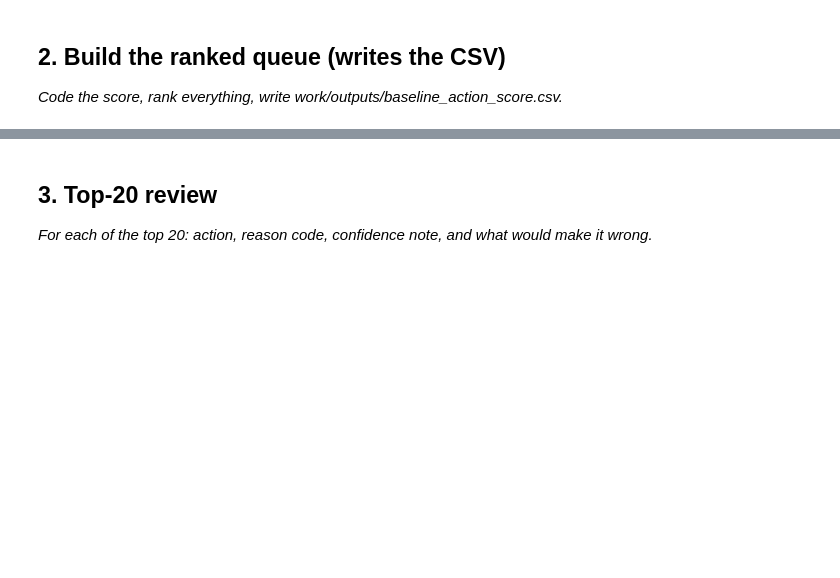
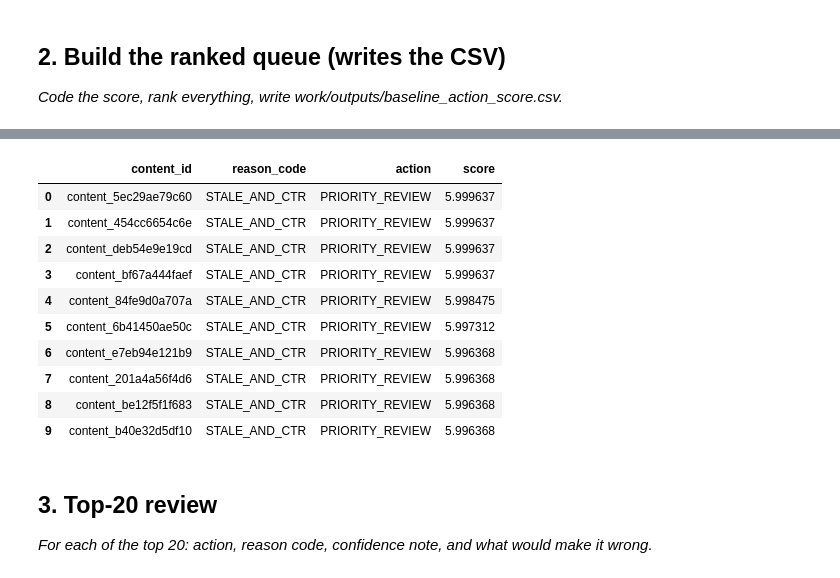
Before and after one commit to ishigupgta1234-ux/flyrank-ml-internship, a Jupyter notebook: work/notebooks/w04_baseline_score.ipynb, the cells around one changed output, grey strips where cells are left out. Drawn from its saved outputs; the diff is of its cells as text; code cells hidden in the pictures; blank space fills up the shorter version.

```diff
--- a/work/notebooks/w04_baseline_score.ipynb
+++ b/work/notebooks/w04_baseline_score.ipynb
@@ -10,3 +10,10 @@ This skeleton is yours to fill. Work the sections **in order** — each one has
 ## 1. My rule and its reason codes
 
 *Write the rule in plain words first. Then the reason codes it can output.*
+# %%
+import pandas as pd
+import os
+
+df = pd.read_csv('https://raw.githubusercontent.com/ishigupgta1234-ux/flyrank-ml-internship/refs/heads/main/data/raw/content_refresh_anonymized.csv')
+print(df.shape)
+df.head()
@@ -30,61 +93,41 @@ REFRESH — review the page and consider updating its content.
 # Write your text answer in the cell ABOVE this one — typing sentences here breaks Run All.
 # Build the ranked queue
 
-import pandas as pd
-import os
+STALE_DAYS_CUTOFF = 30
+CTR_UNDERPERFORM_RATIO = 0.6
 
-url = "https://raw.githubusercontent.com/ishigupgta1234-ux/flyrank-ml-internship/refs/heads/main/data/raw/content_refresh_anonymized.csv"
-df = pd.read_csv(url)
+bucket_avg_ctr = df.groupby('position_tier')['ctr'].transform('mean')
+is_stale = df['days_since_last_update'] > STALE_DAYS_CUTOFF
+is_ctr_bad = df['ctr'] < (bucket_avg_ctr * CTR_UNDERPERFORM_RATIO)
 
-# Signals used in my rule
-df["stale"] = df["days_since_last_update"] >= 180
-df["visible"] = df["impressions_90d"] >= 500
+def get_reason(s, c):
+    if s and c:
+        return 'STALE_AND_CTR'
+    elif s:
+        return 'STALE_CRAWL'
+    elif c:
+        return 'CTR_UNDERPERFORM'
+    return 'NONE'
 
-# Give points to pages that match the rule
-df["score"] = 0
+df['reason_code'] = [get_reason(s, c) for s, c in zip(is_stale, is_ctr_bad)]
 
-df.loc[df["stale"], "score"] += 2
-df.loc[df["visible"], "score"] += 1
+action_map = {
+    'STALE_AND_CTR': 'PRIORITY_REVIEW',
+    'STALE_CRAWL': 'REFRESH',
+    'CTR_UNDERPERFORM': 'FIX_SNIPPET_OR_TITLE',
+    'NONE': 'NO_ACTION'
+}
+df['action'] = df['reason_code'].map(action_map)
 
-# Reason code
-df["reason_code"] = "NO_FLAG"
-df.loc[df["stale"] & df["visible"], "reason_code"] = "STALE_VISIBLE"
+df['staleness_score'] = (df['days_since_last_update'] / STALE_DAYS_CUTOFF).clip(upper=3)
+df['ctr_gap_score'] = ((bucket_avg_ctr - df['ctr']) / bucket_avg_ctr).clip(lower=0)
+df['volume_weight'] = df['search_volume'].rank(pct=True)
+df['score'] = (df['staleness_score'] + df['ctr_gap_score']) * (0.5 + df['volume_weight'])
 
-# Action
-df["action"] = "NO_ACTION"
-df.loc[df["score"] == 1, "action"] = "MONITOR"
-df.loc[df["score"] == 2, "action"] = "REVIEW"
-df.loc[df["score"] == 3, "action"] = "REFRESH"
+ranked = df[df['reason_code'] != 'NONE'].sort_values('score', ascending=False).reset_index(drop=True)
 
-# Rank the pages
-ranked = df.sort_values(
-    ["score", "days_since_last_update", "impressions_90d"],
-    ascending=False
-).reset_index(drop=True)
-
-ranked["rank"] = ranked.index + 1
-
-# Keep only the columns needed for the queue
-queue = ranked[
-    [
-        "rank",
-        "content_id",
-        "score",
-        "reason_code",
-        "action",
-        "days_since_last_update",
-        "impressions_90d"
-    ]
-]
-
-# Save the output
-os.makedirs("work/outputs", exist_ok=True)
-
-queue.to_csv(
-    "work/outputs/baseline_action_score.csv",
-    index=False
-)
-
-print("Rows written:", len(queue))
-print(queue.head(10))
+os.makedirs('work/outputs', exist_ok=True)
+ranked.to_csv('work/outputs/baseline_action_score.csv', index=False)
+print(f"n flagged: {len(ranked)} / {len(df)} total")
+ranked[['content_id', 'reason_code', 'action', 'score']].head(10)
 # %% [output]
@@ -108,3 +135,14 @@ Rows written: 30000
+|  | content_id | reason_code | action | score |
+| 0 | content_5ec29ae79c60 | STALE_AND_CTR | PRIORITY_REVIEW | 5.999637 |
+| 1 | content_454cc6654c6e | STALE_AND_CTR | PRIORITY_REVIEW | 5.999637 |
+| 2 | content_deb54e9e19cd | STALE_AND_CTR | PRIORITY_REVIEW | 5.999637 |
+| 3 | content_bf67a444faef | STALE_AND_CTR | PRIORITY_REVIEW | 5.999637 |
+| 4 | content_84fe9d0a707a | STALE_AND_CTR | PRIORITY_REVIEW | 5.998475 |
+| 5 | content_6b41450ae50c | STALE_AND_CTR | PRIORITY_REVIEW | 5.997312 |
+| 6 | content_e7eb94e121b9 | STALE_AND_CTR | PRIORITY_REVIEW | 5.996368 |
+| 7 | content_201a4a56f4d6 | STALE_AND_CTR | PRIORITY_REVIEW | 5.996368 |
+| 8 | content_be12f5f1f683 | STALE_AND_CTR | PRIORITY_REVIEW | 5.996368 |
+| 9 | content_b40e32d5df10 | STALE_AND_CTR | PRIORITY_REVIEW | 5.996368 |
 # %% [markdown]
 ## 3. Top-20 review
 
```
Also changed, not shown: parts of 10 cells of this notebook.
